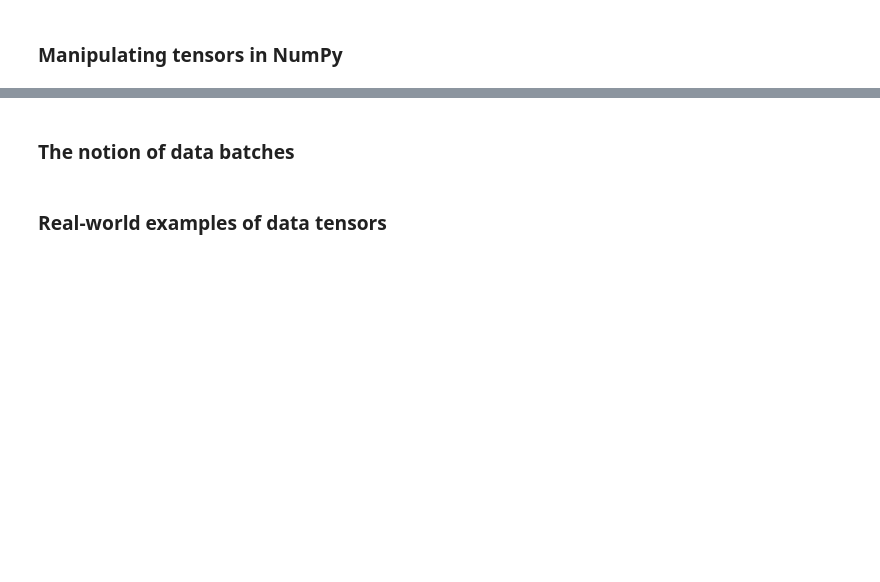
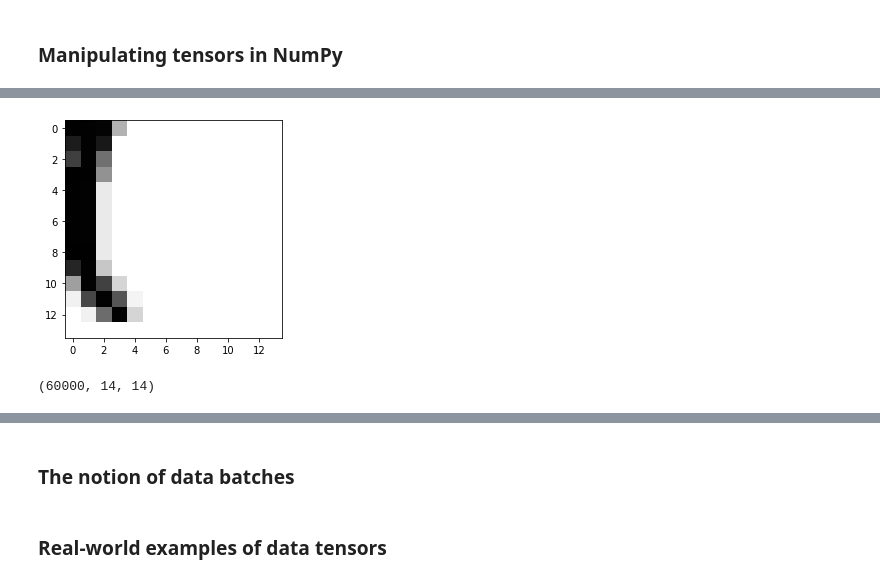
Before and after one commit to JuneSHYoo/AI_DeepLearning, a Jupyter notebook: chapter02_mathematical-building-blocks.ipynb, the cells around one changed output, grey strips where cells are left out. Drawn from its saved outputs; the diff is of its cells as text; code cells hidden in the pictures; blank space fills up the shorter version.

```diff
--- a/chapter02_mathematical-building-blocks.ipynb
+++ b/chapter02_mathematical-building-blocks.ipynb
@@ -144,3 +238,11 @@ my_slice.shape
 my_slice = train_images[:, 14:, 14:]
+# %%
+plt.imshow(my_slice[4] , cmap=plt.cm.binary)
+plt.show()
+# %% [output]
+[figure, added]
 # %%
 my_slice = train_images[:, 7:-7, 7:-7]
+my_slice.shape
+# %% [output]
+(60000, 14, 14)
```
Also changed, not shown: parts of 52 cells of this notebook.
